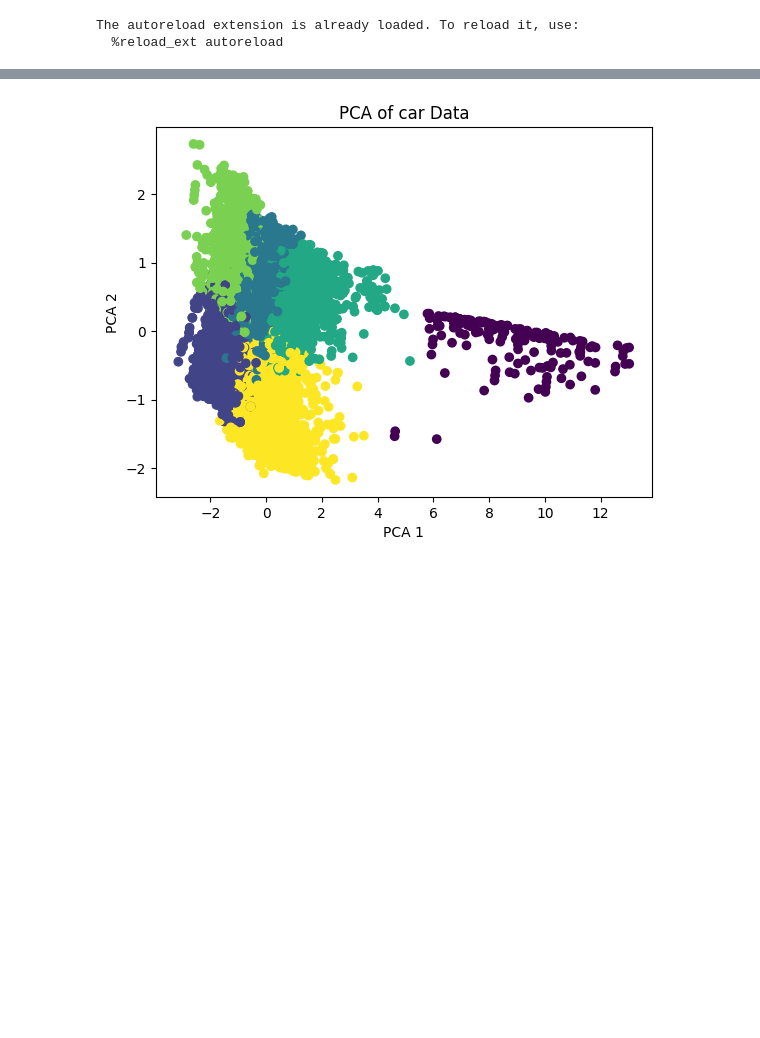
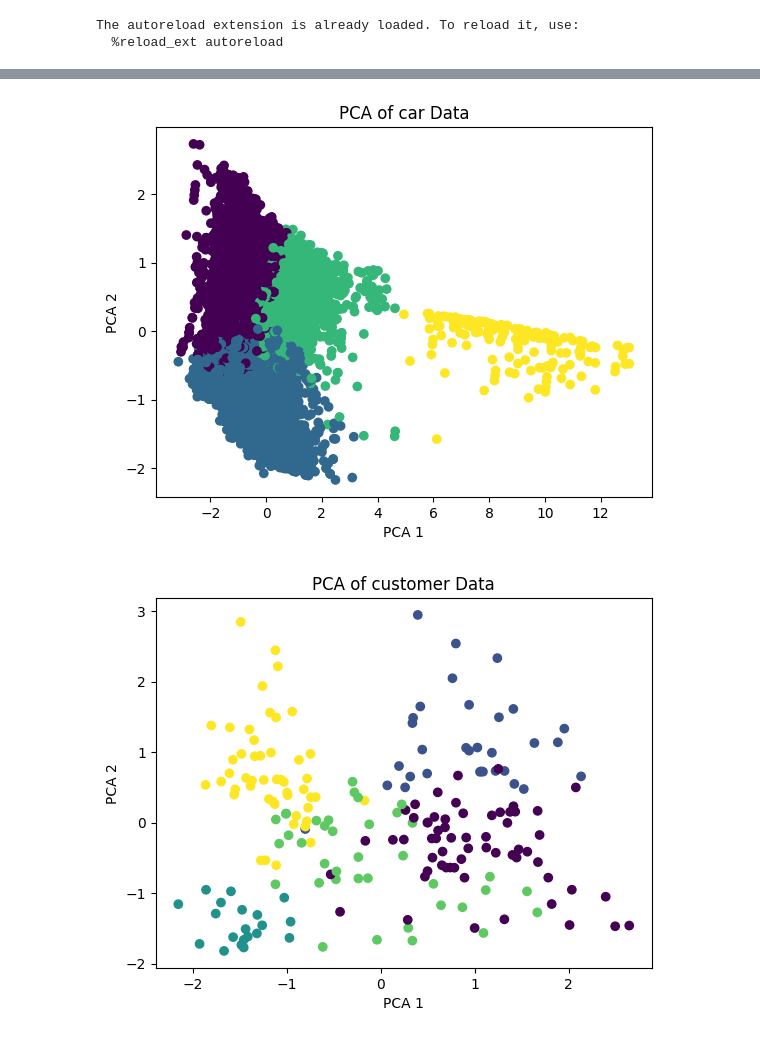
Before and after one commit to greasycat/ds5230-group2, a Jupyter notebook: spectral.ipynb, the cells around one changed output, grey strips where cells are left out. Saved outputs shown, nothing was run; the diff lists cells and outputs as text; code cells hidden in the pictures; blank space fills up the shorter version.

```diff
--- a/spectral.ipynb
+++ b/spectral.ipynb
@@ -78,7 +78,7 @@ The autoreload extension is already loaded. To reload it, use:
 # %%
 
 param_grid_spectral_car = {
-    'n_clusters': [2,4,5,6,7],
+    'n_clusters': [2,3,4,],
 }
 
 param_grid_spectral_customer = {
@@ -89,7 +89,7 @@ param_grid_spectral_customer = {
 spectral_scores_car = spectral_clustering(prep.prep_car, param_grid_spectral_car)
 
 # clustering the customer dataset
-# spectral_scores_customer = spectral_clustering(prep.prep_customer, param_grid_spectral_customer)
+spectral_scores_customer = spectral_clustering(prep.prep_customer, param_grid_spectral_customer)
 # %% [output]
 Score: 0.6457675756401752, Params: (2,), Metric: silhouette_score
 Score: 0.5371677093883107, Params: (2,), Metric: davies_bouldin_score
@@ -146,20 +147,22 @@ spectral_scores_car["silhouette_score"][0][1]
 # %%
 def plot_label_on_pca(label, data, fig_suffix, output=False, render=False):
     # concat the label to the data
     data = np.concatenate((data, label.reshape(-1, 1)), axis=1)
 
 
     fig, ax = plt.subplots()
     ax.scatter(data[:, 0], data[:, 1], c=label)
     ax.set_title(f"PCA of {fig_suffix} Data")
     ax.set_xlabel("PCA 1")
     ax.set_ylabel("PCA 2")
     if render:
         plt.show()
     if output:
         plt.savefig(f"figs/pca_plot_{fig_suffix}.png")
 
 # spectral_scores_car["silhouette_score"][0][1].row_labels_
 plot_label_on_pca(spectral_scores_car["silhouette_score"][1][1][0], prep.prep_car, "car")
+plot_label_on_pca(spectral_scores_customer["silhouette_score"][0][1][0], prep.prep_customer, "customer")
 # %% [output]
-[figure, old version]
+[figure, new version]
+[figure, added]
```
Also changed, not shown: parts of 4 cells of this notebook, 1 other file.
